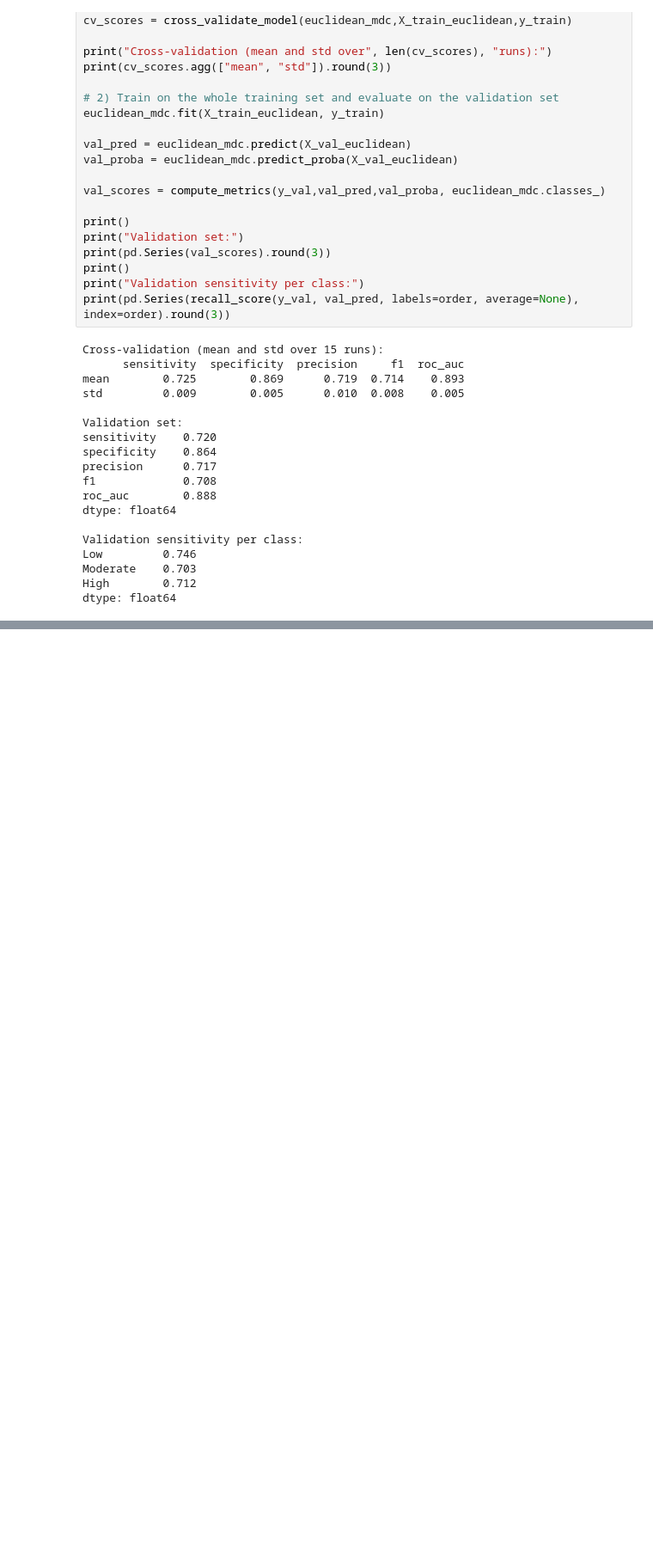
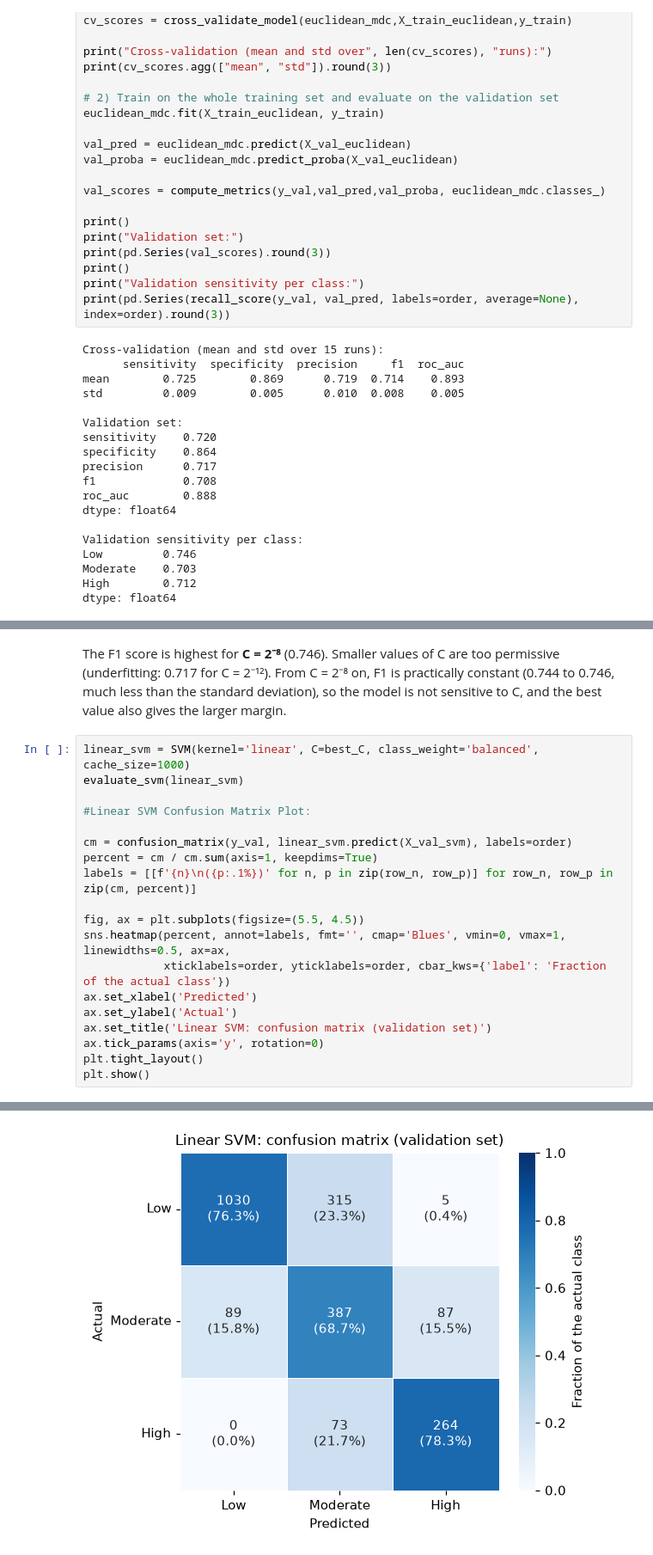
Before and after one commit to rodrigojsm/AC_Project, a Jupyter notebook: AC_project.ipynb, the cells around one changed output, grey strips where cells are left out. Shown at 86% size. Drawn from its saved outputs; the diff is of its cells as text; blank space fills up the shorter version.

```diff
--- a/AC_project.ipynb
+++ b/AC_project.ipynb
@@ -896,0 +997,22 @@ dtype: float64
+# %% [markdown]
+The F1 score is highest for **C = 2⁻⁸** (0.746). Smaller values of C are too permissive (underfitting: 0.717 for C = 2⁻¹²). From C = 2⁻⁸ on, F1 is practically constant (0.744 to 0.746, much less than the standard deviation), so the model is not sensitive to C, and the best value also gives the larger margin.
+# %%
+linear_svm = SVM(kernel='linear', C=best_C, class_weight='balanced', cache_size=1000)
+evaluate_svm(linear_svm)
+
+#Linear SVM Confusion Matrix Plot:
+
+cm = confusion_matrix(y_val, linear_svm.predict(X_val_svm), labels=order)
+percent = cm / cm.sum(axis=1, keepdims=True)
+labels = [[f'{n}\n({p:.1%})' for n, p in zip(row_n, row_p)] for row_n, row_p in zip(cm, percent)]
+
+fig, ax = plt.subplots(figsize=(5.5, 4.5))
+sns.heatmap(percent, annot=labels, fmt='', cmap='Blues', vmin=0, vmax=1, linewidths=0.5, ax=ax,
+            xticklabels=order, yticklabels=order, cbar_kws={'label': 'Fraction of the actual class'})
+ax.set_xlabel('Predicted')
+ax.set_ylabel('Actual')
+ax.set_title('Linear SVM: confusion matrix (validation set)')
+ax.tick_params(axis='y', rotation=0)
+plt.tight_layout()
+plt.show()
+# %% [output]
@@ -896,0 +1039 @@ dtype: float64
+[figure, added]
```
Also changed, not shown: parts of 12 cells of this notebook, 1 other file.
